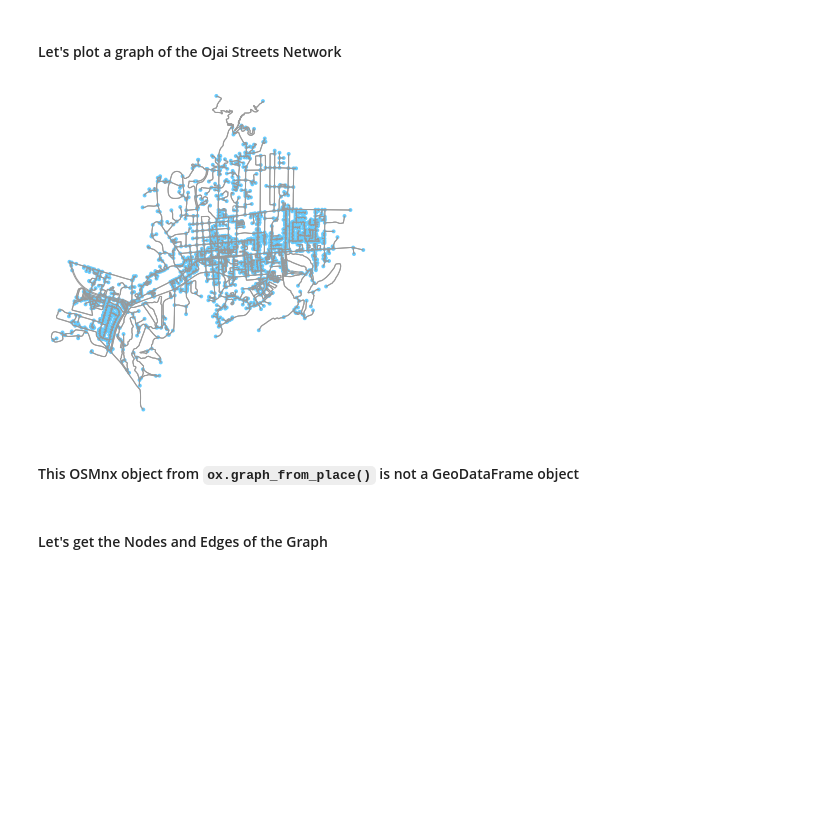
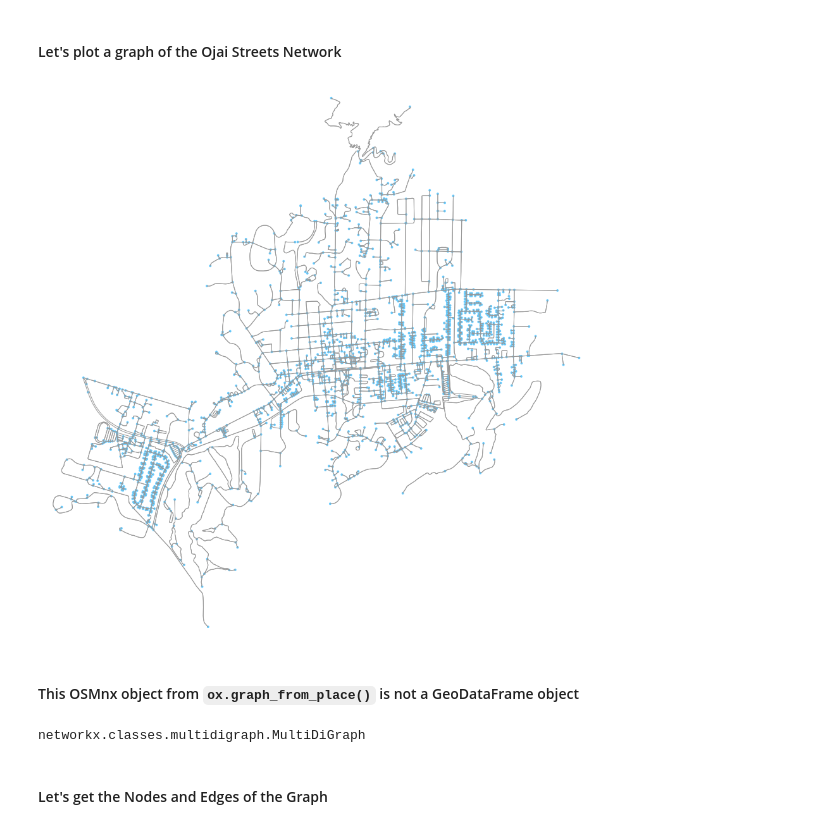
Before and after one commit to pratt-savi-810/pratt-savi-810-2020-03-lesson_09, a Jupyter notebook: lesson_09.ipynb, the cells around one changed output. Saved outputs shown, nothing was run; the diff lists cells and outputs as text; code cells hidden in the pictures; blank space fills up the shorter version.

```diff
--- a/lesson_09.ipynb
+++ b/lesson_09.ipynb
@@ -165,10 +238,14 @@ ojai_streets = ox.graph_from_place('Ojai, California') #, network_type='drive')
 # %% [markdown]
 #### Let's plot a graph of the Ojai Streets Network
 # %%
-ox.plot_graph(ojai_streets);
+ox.plot_graph(ojai_streets, fig_height=16);
 # %% [output]
-[figure, old version]
+[figure, new version]
 # %% [markdown]
 #### This OSMnx object from `ox.graph_from_place()` is not a GeoDataFrame object
+# %%
+type(ojai_streets)
+# %% [output]
+networkx.classes.multidigraph.MultiDiGraph
 # %% [markdown]
 #### Let's get the Nodes and Edges of the Graph
```
Also changed, not shown: parts of 55 cells of this notebook, 5 other files.
